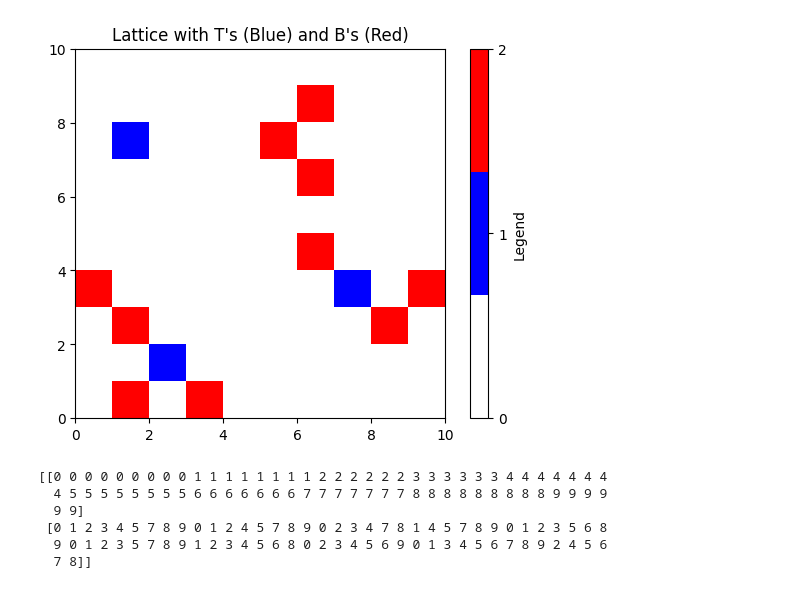
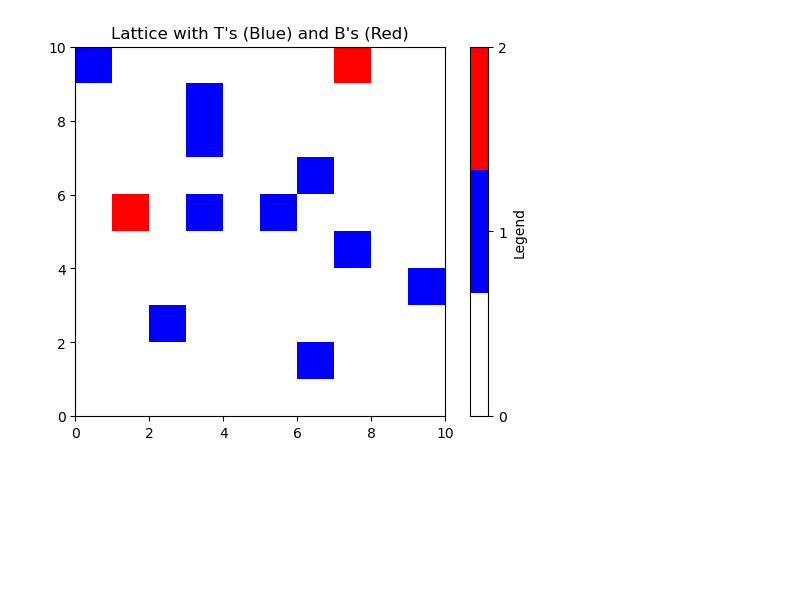
Before and after one commit to anahelena00/Tcell, a Jupyter notebook: InfectiousMonteCarlo.ipynb, the cells around one changed output. Drawn from its saved outputs; the diff is of its cells as text; code cells hidden in the pictures; blank space fills up the shorter version.

Commit message:
Add files via upload
with function:
lattice_energy

```diff
--- a/InfectiousMonteCarlo.ipynb
+++ b/InfectiousMonteCarlo.ipynb
@@ -36,0 +53,5 @@ def interaction_matrix(BB_int,TT_int, BT_int, type1, type2):
+# %%
+def position_random(pos):
+    col = np.random.randint(len(pos)-1)
+    p = pos[:,col]
+    return p, col
@@ -36,0 +93,15 @@ def interaction_matrix(BB_int,TT_int, BT_int, type1, type2):
+# %%
+# total energy of lattice
+def lattice_energy(lattice, eps):
+
+    E_total = 0
+    rows, cols = lattice.shape
+
+    for i in range(rows):
+        for j in range(cols):
+            val = int(lattice[i, j])
+            E_total += energy(lattice, val, (i, j), eps)
+
+    E_total = E_total / 2
+
+    return E_total
@@ -37,49 +245,12 @@ def interaction_matrix(BB_int,TT_int, BT_int, type1, type2):
 # %%
-# Place T cells and bacteria
-def create_lattice(lattice_length, lattice, T_num, B_num):
-    # Place T's randomly
-    t_coords = set()
-    while len(t_coords) < T_num:
-        t = (np.random.randint(lattice_length), np.random.randint(lattice_length))
-        if t not in t_coords:
-            t_coords.add(t)
-            lattice[t[0], t[1]] = 1
-    # Place B's randomly
-    b_coords = set()
-    while len(b_coords) < B_num:
-        b = (np.random.randint(lattice_length), np.random.randint(lattice_length))
-        if b not in b_coords and b not in t_coords:
-            b_coords.add(b)
-            lattice[b[0], b[1]] = 2
-
-    empty_coords = np.where(lattice == 0)
-    empty_coords = np.array(empty_coords)           # coordinates of 0's
-
-    #density = (T_num + B_num)/size**2
-
-    ### CHANGE THIS TO CALCULATE THE ACTUAL LATTICE
-    E_lattice =  np.zeros((lattice_length, lattice_length))
-    return lattice, empty_coords, t_coords, b_coords, E_lattice
-
-
 # Create a colormap for red (B) and blue (T)
 cmap = plt.cm.colors.ListedColormap(['white', 'blue', 'red'])
 
 # Plot the lattice
-plt.imshow(create_lattice(size, lat, T_num_in, B_num_in)[0], cmap=cmap, extent=[0, size, 0, size])
+plt.imshow(lattice, cmap=cmap, extent=[0, size, 0, size])
 plt.colorbar(ticks=[0, 1, 2], label="Legend")
 plt.title("Lattice with T's (Blue) and B's (Red)")
-
 #plt.grid(True, linewidth=0.5, color='black')
-
 plt.show()
-
-print(create_lattice(size, lat, T_num_in, B_num_in)[1])
 # %% [output]
-[figure, old version]
+[figure, new version]
-[[0 0 0 0 0 0 0 0 0 1 1 1 1 1 1 1 1 2 2 2 2 2 2 3 3 3 3 3 3 4 4 4 4 4 4 4
-  4 5 5 5 5 5 5 5 5 6 6 6 6 6 6 6 7 7 7 7 7 7 7 8 8 8 8 8 8 8 8 8 9 9 9 9
-  9 9]
- [0 1 2 3 4 5 7 8 9 0 1 2 4 5 7 8 9 0 2 3 4 7 8 1 4 5 7 8 9 0 1 2 3 5 6 8
-  9 0 1 2 3 5 7 8 9 1 2 3 4 5 6 8 0 2 3 4 5 6 9 0 1 3 4 5 6 7 8 9 2 4 5 6
-  7 8]]
```
Also changed, not shown: parts of 16 cells of this notebook.
